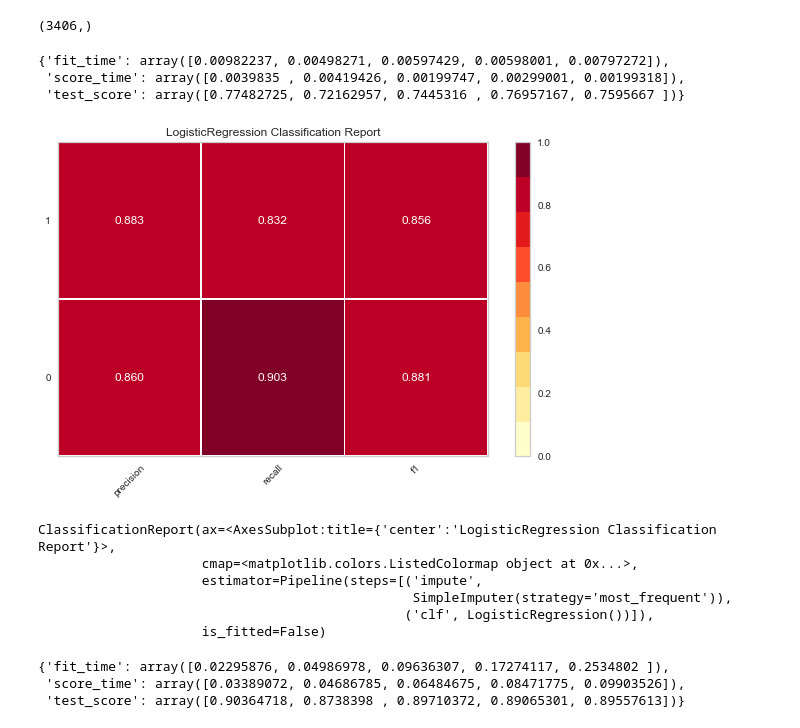
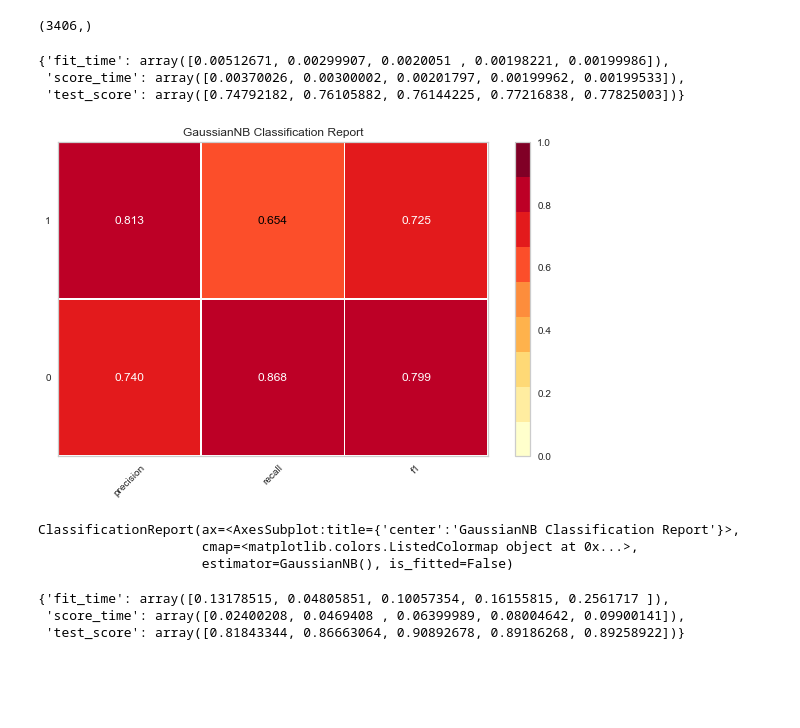
Before and after one commit to georgetown-analytics/MLB, a Jupyter notebook: ML_Wrangling.ipynb, the cells around one changed output. Drawn from its saved outputs; the diff is of its cells as text; code cells hidden in the pictures; blank space fills up the shorter version.

```diff
--- a/ML_Wrangling.ipynb
+++ b/ML_Wrangling.ipynb
@@ -251,10 +219,0 @@ pyplot.show()
-# %%
-from sklearn.metrics import accuracy_score
-# fit the model
-model = LogisticRegression(solver='liblinear')
-model.fit(X_train_fs, y_train)
-# evaluate the model
-yhat = model.predict(X_test_fs)
-# evaluate predictions
-accuracy = accuracy_score(y_test, yhat)
-print('Accuracy: %.2f' % (accuracy*100))
@@ -272,32 +227,21 @@ y_train.shape
 (3406,)
 # %%
 # Taking the best seven features and applying them to different ML models
-model1 = Pipeline([
-    ('impute', SimpleImputer(strategy="most_frequent")),
-    ('clf', GaussianNB()),
-])
-cross_validate(model1, X_train, y_train, cv=TimeSeriesSplit(), scoring='f1_macro')
+cross_validate(GaussianNB(), X_train, y_train, cv=TimeSeriesSplit(), scoring='f1_macro')
 # %% [output]
-{'fit_time': array([0.00982237, 0.00498271, 0.00597429, 0.00598001, 0.00797272]),
- 'score_time': array([0.0039835 , 0.00419426, 0.00199747, 0.00299001, 0.00199318]),
- 'test_score': array([0.77482725, 0.72162957, 0.7445316 , 0.76957167, 0.7595667 ])}
+{'fit_time': array([0.00512671, 0.00299907, 0.0020051 , 0.00198221, 0.00199986]),
+ 'score_time': array([0.00370026, 0.00300002, 0.00201797, 0.00199962, 0.00199533]),
+ 'test_score': array([0.74792182, 0.76105882, 0.76144225, 0.77216838, 0.77825003])}
-# %%
-classification_report(model1, X_train, y_train, X_test, y_test, is_fitted=False)
-# %% [output]
-[figure, removed]
-ClassificationReport(ax=<AxesSubplot:title={'center':'LogisticRegression Classification Report'}>,
-                     cmap=<matplotlib.colors.ListedColormap object at 0x...>,
-                     estimator=Pipeline(steps=[('impute',
-                                                SimpleImputer(strategy='most_frequent')),
-                                               ('clf', LogisticRegression())]),
-                     is_fitted=False)
+# %%
+classification_report(GaussianNB(), X_train, y_train, X_test, y_test,scoring='f1_macro', is_fitted=False)
+# %% [output]
+[figure, added]
+ClassificationReport(ax=<AxesSubplot:title={'center':'GaussianNB Classification Report'}>,
+                     cmap=<matplotlib.colors.ListedColormap object at 0x...>,
+                     estimator=GaussianNB(), is_fitted=False)
 # %%
-model2 = Pipeline([
-    ('impute', SimpleImputer(strategy="most_frequent")),
-    ('clf', SVC(kernel='rbf', degree=3)),
-])
-cross_validate(model2, X_train, y_train, cv=TimeSeriesSplit(), scoring='f1_macro')
+cross_validate(SVC(kernel='rbf', degree=3), X_train, y_train, cv=TimeSeriesSplit(), scoring='f1_macro')
 # %% [output]
-{'fit_time': array([0.02295876, 0.04986978, 0.09636307, 0.17274117, 0.2534802 ]),
- 'score_time': array([0.03389072, 0.04686785, 0.06484675, 0.08471775, 0.09903526]),
- 'test_score': array([0.90364718, 0.8738398 , 0.89710372, 0.89065301, 0.89557613])}
+{'fit_time': array([0.13178515, 0.04805851, 0.10057354, 0.16155815, 0.2561717 ]),
+ 'score_time': array([0.02400208, 0.0469408 , 0.06399989, 0.08004642, 0.09900141]),
+ 'test_score': array([0.81843344, 0.86663064, 0.90892678, 0.89186268, 0.89258922])}
```
Also changed, not shown: parts of 28 cells of this notebook.
